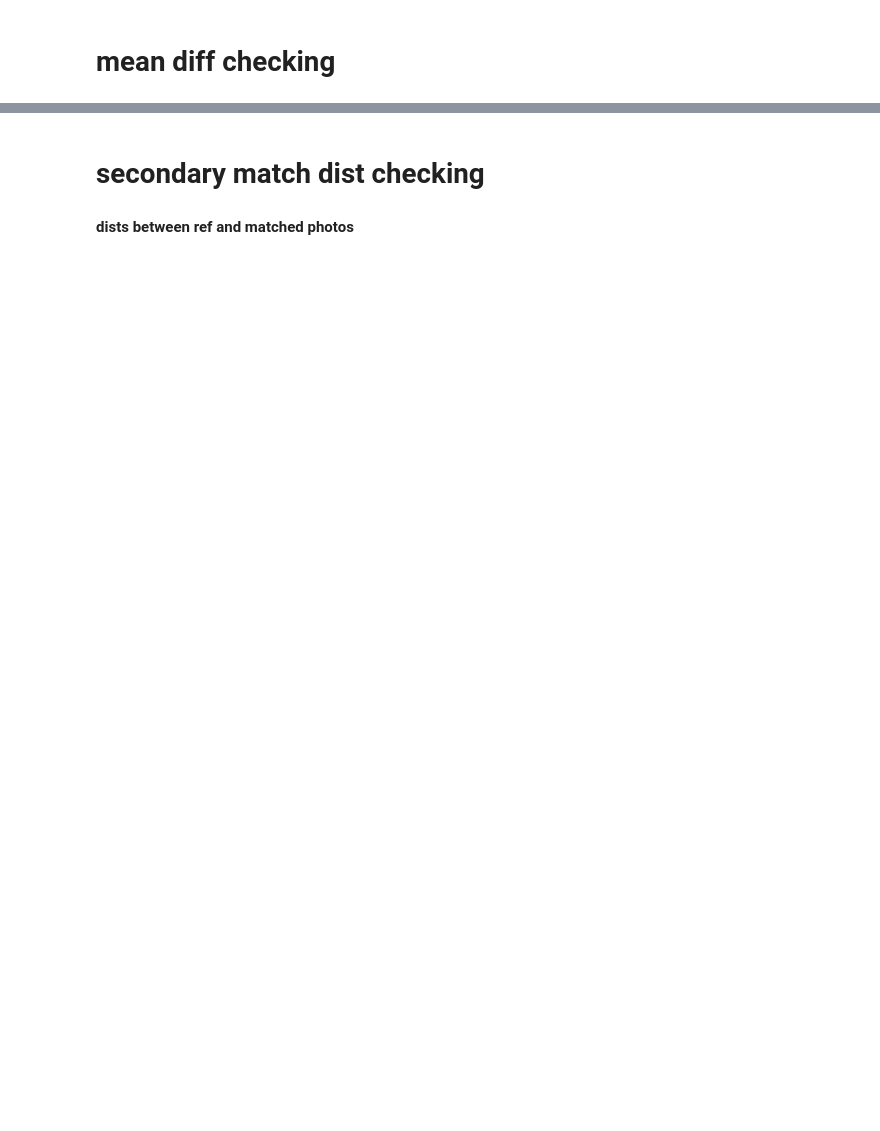
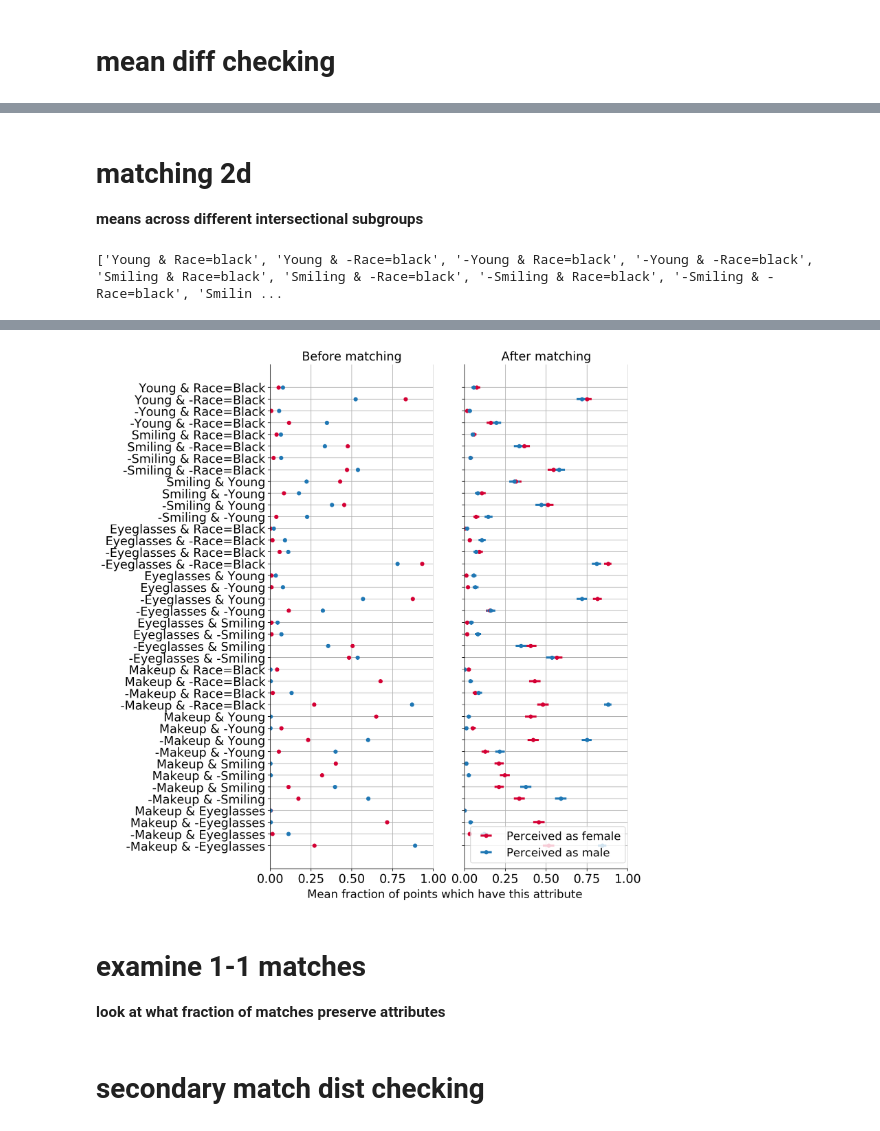
Before and after one commit to csinva/matching-with-gans, a Jupyter notebook: matching_benchmarking/05_analyze_matching_covariates.ipynb, the cells around one changed output, grey strips where cells are left out. Cells and saved outputs as stored; diff of their text form; code cells hidden in the pictures; blank space fills up the shorter version.

```diff
--- a/matching_benchmarking/05_analyze_matching_covariates.ipynb
+++ b/matching_benchmarking/05_analyze_matching_covariates.ipynb
@@ -149,0 +146,68 @@ plt.show()
+# %% [markdown]
+# matching 2d
+**means across different intersectional subgroups**
+# %%
+def add_intersections(d, ks_init, ignore_key='gender'):
+    ks_init = [k for k in ks_init if not k == ignore_key]
+    ks = []
+    for i, k1 in enumerate(ks_init):
+        for j in range(i):
+            k2 = ks_init[j]
+            k_full = f'{k1.capitalize()} & {k2.capitalize()}'
+            d[k_full] = np.array(d[k1] == 1) & np.array(d[k2] == 1)
+            ks.append(k_full)
+
+            k_full = f'{k1.capitalize()} & -{k2.capitalize()}'
+            d[k_full] = np.array(d[k1] == 1) & np.array(d[k2] == 0)
+            ks.append(k_full)
+
+            k_full = f'-{k1.capitalize()} & {k2.capitalize()}'
+            d[k_full] = np.array(d[k1] == 0) & np.array(d[k2] == 1)
+            ks.append(k_full)
+
+            k_full = f'-{k1.capitalize()} & -{k2.capitalize()}'
+            d[k_full] = np.array(d[k1] == 0) & np.array(d[k2] == 0)
+            ks.append(k_full)
+
+    return d, ks
+
+R, C = 1, 2
+fig = plt.figure(dpi=200, figsize=(14, 11))
+ks_init = ['Race=Black', 'young', 'smiling', 'eyeglasses', 'makeup', 'gender']
+df_int, ks = add_intersections(df, ks_init)
+print(ks)
+df_matched_int, ks = add_intersections(df_matched, ks_init)
+ds = [df_int, df_matched_int]
+
+# sort by something
+'''
+d0 = ds[0][ks + [k_group]]
+gdiff0 = d0[d0[k_group] == 1].mean() - d0[d0[k_group] == 0].mean()
+d1 = ds[1][ks + [k_group]]
+gdiff1 = d1[d1[k_group] == 1].mean() - d1[d1[k_group] == 0].mean()
+args = np.argsort(np.abs(gdiff1.loc[ks] - gdiff0.loc[ks])).values
+'''
+ks = ks[::-1]
+
+colors = [cr, cb]
+titles = ['Before matching', 'After matching']
+for i, d in enumerate(ds):
+
+    g0 = d[d[k_group] == 0]
+    g1 = d[d[k_group] == 1]
+
+    ax = plt.subplot(R, C, i + 1)
+    args = viz.plot_subgroup_means(g0, g1,
+                                        ks=np.array([k for k in ks if not k == k_group]),
+                                        CI='wilson',
+                                        ticklabels=i == 0, args=None, colors=colors)
+    plt.title(titles[i])
+    plt.xlim((0, 1))
+fig.text(0.5, 0, 'Mean fraction of points which have this attribute', ha='center')
+
+plt.legend(bbox_to_anchor=(1, 0.5))
+util.savefig('means_intersectional_matching')
+plt.legend()
+plt.show()
+# %% [output]
+['Young & Race=black', 'Young & -Race=black', '-Young & Race=black', '-Young & -Race=black', 'Smiling & Race=black', 'Smiling & -Race=black', '-Smiling & Race=black', '-Smiling & -Race=black', 'Smilin ...
@@ -149,0 +230,4 @@ plt.show()
+[figure, added]
+# %% [markdown]
+# examine 1-1 matches
+**look at what fraction of matches preserve attributes**
@@ -150,4 +236,2 @@ plt.show()
 # %% [markdown]
 # secondary match dist checking
-# %% [markdown]
-**dists between ref and matched photos**
```
Also changed, not shown: parts of 11 cells of this notebook, 8 other files.
